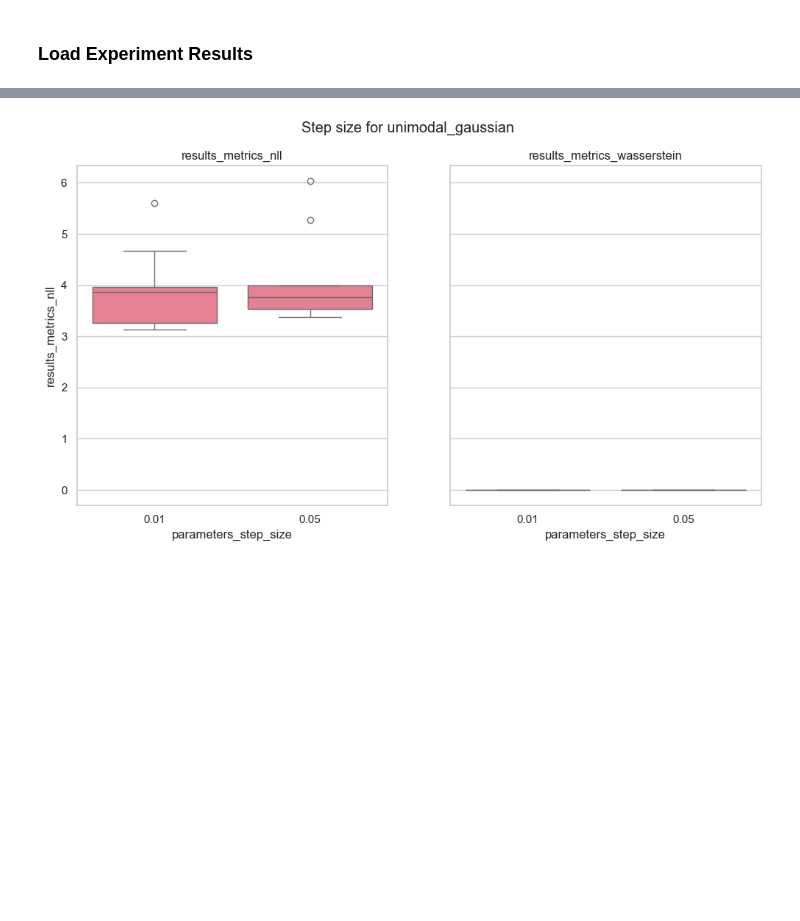
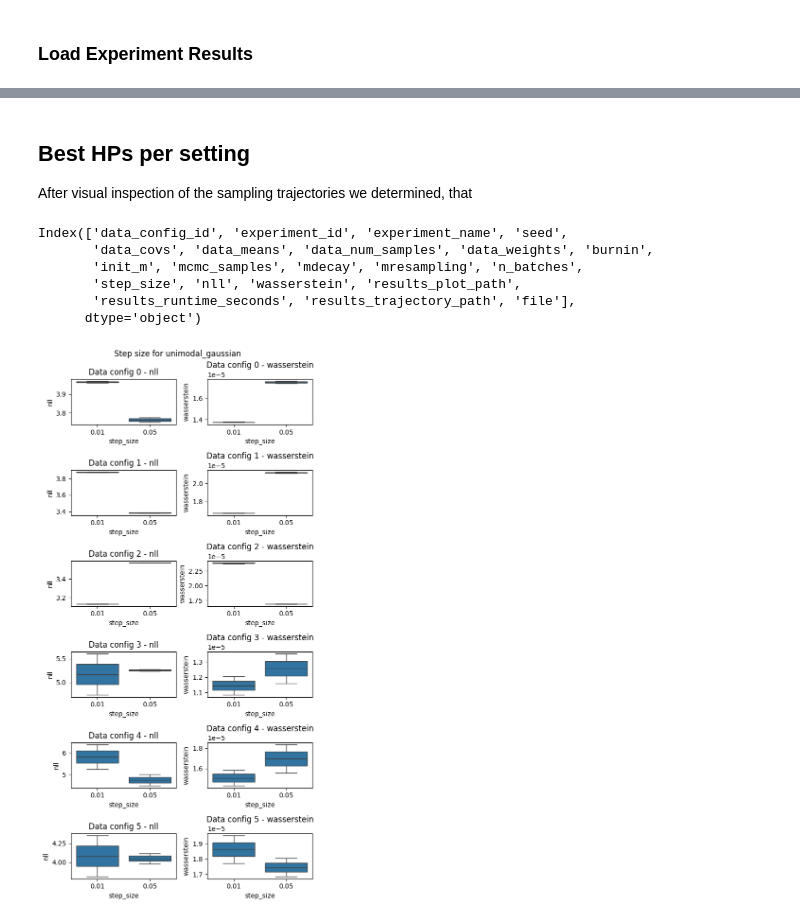
Before and after one commit to mo374z/enhancing-sgmcmc, a Jupyter notebook: notebooks/evaluate_experiments.ipynb, the cells around one changed output, grey strips where cells are left out. Drawn from its saved outputs; the diff is of its cells as text; code cells hidden in the pictures; blank space fills up the shorter version.

Commit message:
🎨 reconfigure experiments

```diff
--- a/notebooks/evaluate_experiments.ipynb
+++ b/notebooks/evaluate_experiments.ipynb
@@ -53,12 +54,36 @@ df
+# %%
+# rename columns with prefix "parameters_"
+df = df.rename(columns=lambda x: x.replace("parameters_", "").replace("results_metrics_", ""))
+# %% [markdown]
+## Best HPs per setting
+
+After visual inspection of the sampling trajectories we determined, that
+# %%
+df.columns
+# %% [output]
+Index(['data_config_id', 'experiment_id', 'experiment_name', 'seed',
+       'data_covs', 'data_means', 'data_num_samples', 'data_weights', 'burnin',
+       'init_m', 'mcmc_samples', 'mdecay', 'mresampling', 'n_batches',
+       'step_size', 'nll', 'wasserstein', 'results_plot_path',
+       'results_runtime_seconds', 'results_trajectory_path', 'file'],
+      dtype='object')
 # %%
-metrics = ["results_metrics_nll", "results_metrics_wasserstein"]
-param = "parameters_step_size"
+metrics = ["nll", "wasserstein"]
+param = "step_size"
 
+fig, axs = plt.subplots(max(df["data_config_id"]) + 1, 2, figsize=(6, 12))
+fig.suptitle(f"Step size for {experiment_name}")
+for data_idx in df["data_config_id"].unique():
+    for i, metric in enumerate(metrics):
+        # filter dataframe for the current data_config_id and metric
+        df_temp = df[df["data_config_id"] == data_idx]
 
-fig, axs = plt.subplots(1, 2, figsize=(12, 6), sharey=True)
-fig.suptitle(f"Step size for {experiment_name}")
-for i, metric in enumerate(metrics):
-    sns.boxplot(data=df, x=param, y=metric, ax=axs[i])
-    axs[i].set_title(metric)
+        # # only evaluate where mdecay= 0.01
+        # df_temp = df_temp[df_temp["mdecay"] == 0.01]
+
+        sns.boxplot(data=df_temp, x=param, y=metric, ax=axs[data_idx, i])
+        axs[data_idx, i].set_title(f"Data config {data_idx} - {metric}")
+
+plt.tight_layout()
 # %% [output]
-[figure, old version]
+[figure, new version]
```
Also changed, not shown: parts of 2 cells of this notebook, 2 other files.
